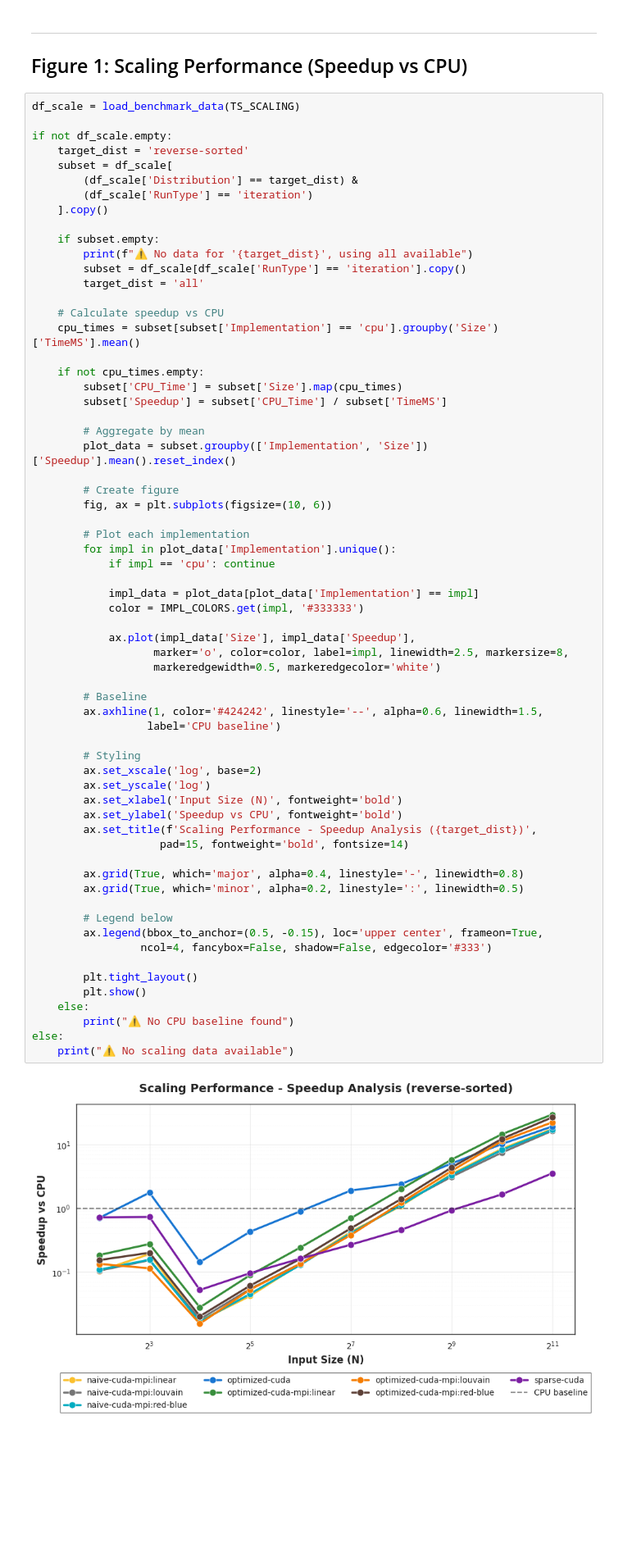
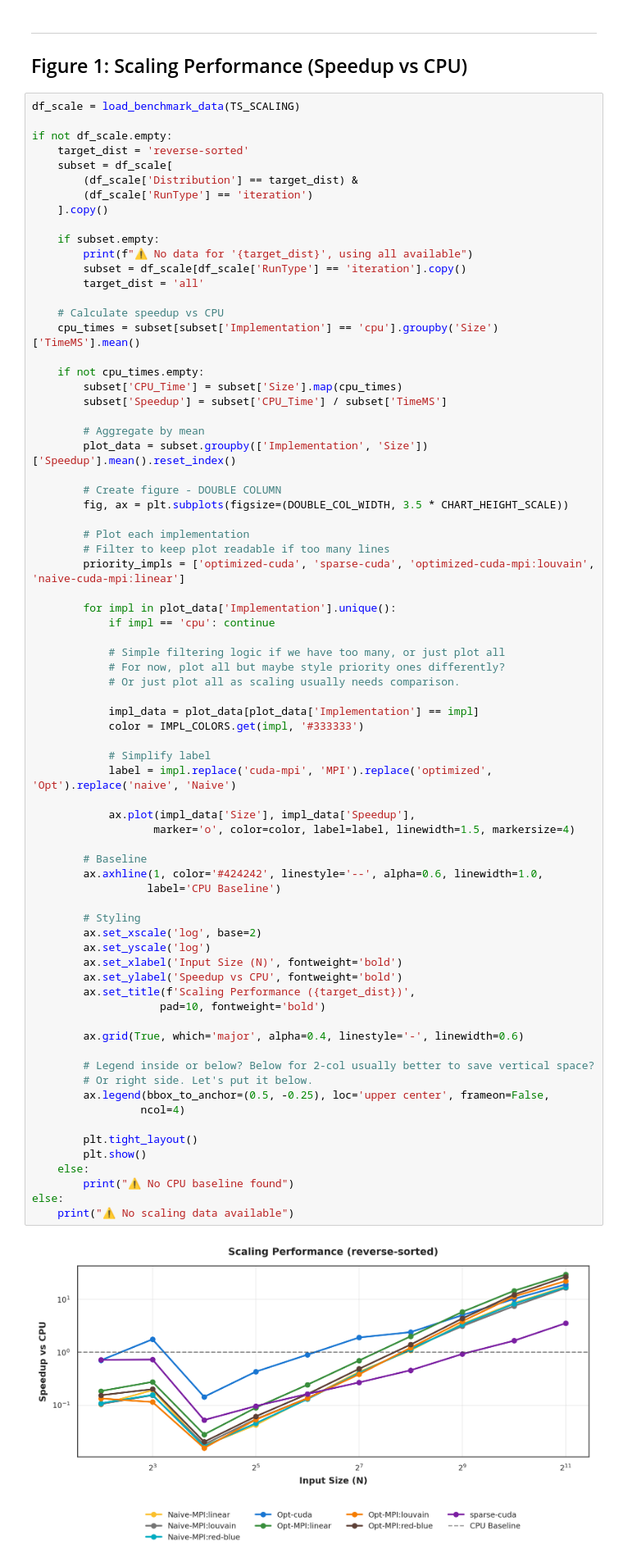
Before and after one commit to LipatJob/distributed-snp, a Jupyter notebook: paper_analysis_improved.ipynb, the cells around one changed output. Shown at 82% size. Cells and saved outputs as stored; diff of their text form; blank space fills up the shorter version.

Commit message:
Implement feature X to enhance user experience and optimize performance

```diff
--- a/paper_analysis_improved.ipynb
+++ b/paper_analysis_improved.ipynb
@@ -213,47 +222,56 @@ if not df_scale.empty:
         # Aggregate by mean
         plot_data = subset.groupby(['Implementation', 'Size'])['Speedup'].mean().reset_index()
 
-        # Create figure
-        fig, ax = plt.subplots(figsize=(10, 6))
+        # Create figure - DOUBLE COLUMN
+        fig, ax = plt.subplots(figsize=(DOUBLE_COL_WIDTH, 3.5 * CHART_HEIGHT_SCALE))
 
         # Plot each implementation
+        # Filter to keep plot readable if too many lines
+        priority_impls = ['optimized-cuda', 'sparse-cuda', 'optimized-cuda-mpi:louvain', 'naive-cuda-mpi:linear']
+
         for impl in plot_data['Implementation'].unique():
             if impl == 'cpu': continue
+
+            # Simple filtering logic if we have too many, or just plot all
+            # For now, plot all but maybe style priority ones differently?
+            # Or just plot all as scaling usually needs comparison.
 
             impl_data = plot_data[plot_data['Implementation'] == impl]
             color = IMPL_COLORS.get(impl, '#333333')
 
+            # Simplify label
+            label = impl.replace('cuda-mpi', 'MPI').replace('optimized', 'Opt').replace('naive', 'Naive')
+
             ax.plot(impl_data['Size'], impl_data['Speedup'],
-                   marker='o', color=color, label=impl, linewidth=2.5, markersize=8,
-                   markeredgewidth=0.5, markeredgecolor='white')
+                   marker='o', color=color, label=label, linewidth=1.5, markersize=4)
 
         # Baseline
-        ax.axhline(1, color='#424242', linestyle='--', alpha=0.6, linewidth=1.5,
-                  label='CPU baseline')
+        ax.axhline(1, color='#424242', linestyle='--', alpha=0.6, linewidth=1.0,
+                  label='CPU Baseline')
 
         # Styling
         ax.set_xscale('log', base=2)
         ax.set_yscale('log')
         ax.set_xlabel('Input Size (N)', fontweight='bold')
         ax.set_ylabel('Speedup vs CPU', fontweight='bold')
-        ax.set_title(f'Scaling Performance - Speedup Analysis ({target_dist})',
-                    pad=15, fontweight='bold', fontsize=14)
+        ax.set_title(f'Scaling Performance ({target_dist})',
+                    pad=10, fontweight='bold')
 
-        ax.grid(True, which='major', alpha=0.4, linestyle='-', linewidth=0.8)
-        ax.grid(True, which='minor', alpha=0.2, linestyle=':', linewidth=0.5)
+        ax.grid(True, which='major', alpha=0.4, linestyle='-', linewidth=0.6)
 
-        # Legend below
-        ax.legend(bbox_to_anchor=(0.5, -0.15), loc='upper center', frameon=True,
-                 ncol=4, fancybox=False, shadow=False, edgecolor='#333')
+        # Legend inside or below? Below for 2-col usually better to save vertical space?
+        # Or right side. Let's put it below.
+        ax.legend(bbox_to_anchor=(0.5, -0.25), loc='upper center', frameon=False,
+                 ncol=4)
 
         plt.tight_layout()
         plt.show()
     else:
         print("⚠ No CPU baseline found")
 else:
     print("⚠ No scaling data available")
 # %% [output]
-[figure, old version]
+[figure, new version]
 # %% [markdown]
 ---
 ## Figure 2: Distribution Stability Analysis
```
Also changed, not shown: parts of 7 cells of this notebook.
